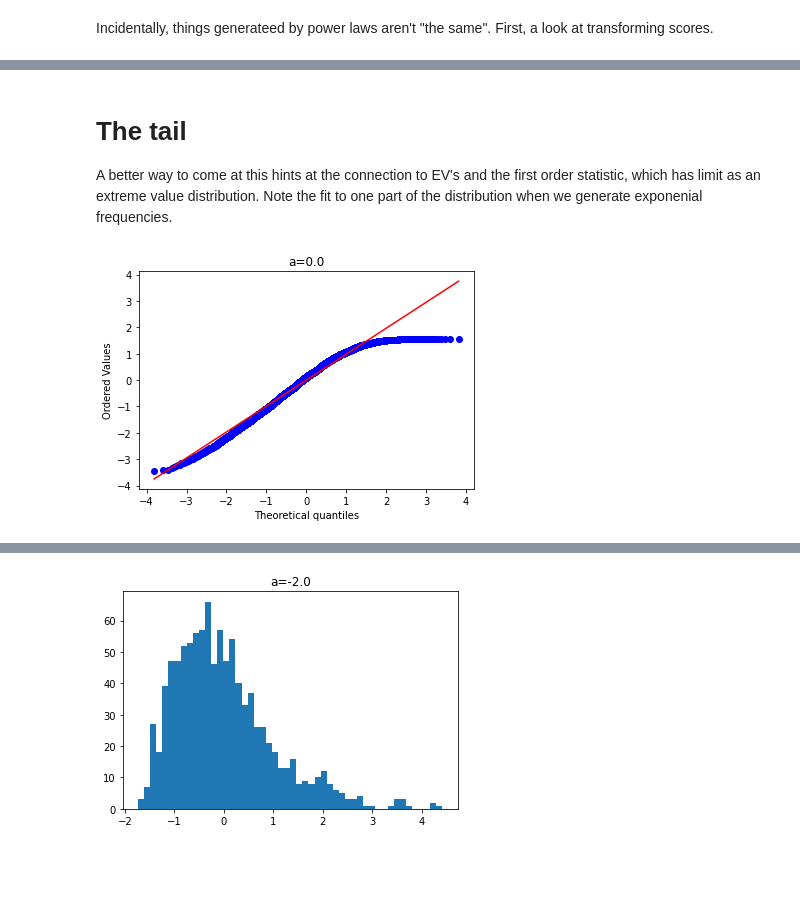
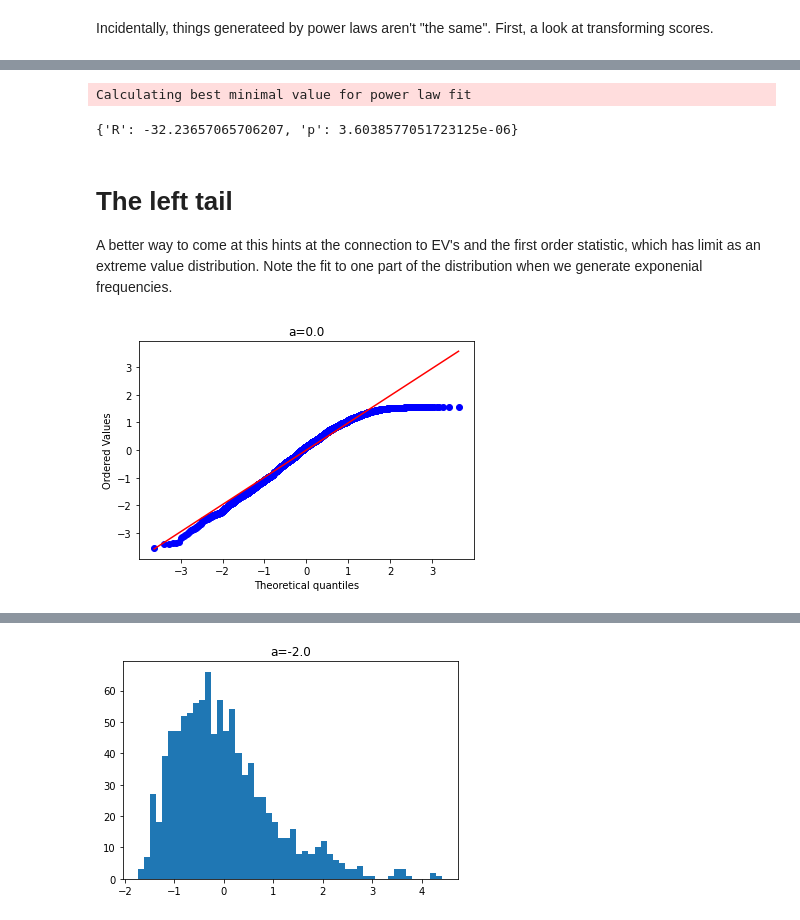
Before and after one commit to microprediction/winning, a Jupyter notebook: Ability_Transforms_Updated.ipynb, the cells around one changed output, grey strips where cells are left out. Drawn from its saved outputs; the diff is of its cells as text; code cells hidden in the pictures; blank space fills up the shorter version.

```diff
--- a/Ability_Transforms_Updated.ipynb
+++ b/Ability_Transforms_Updated.ipynb
@@ -181,11 +221,16 @@ _ = ability_hist(r,0.0)
+# %%
+compare(r)
+# %% [output]
+Calculating best minimal value for power law fit
+{'R': -32.23657065706207, 'p': 3.6038577051723125e-06}
 # %% [markdown]
-# The tail
+# The left tail
 A better way to come at this hints at the connection to EV's and the first order statistic, which has limit as an extreme value distribution. Note the fit to one part of the distribution when we generate exponenial frequencies.
 # %%
-x = stats.expon.rvs(0.5,size=10000)
+x = stats.expon.rvs(0.5,size=5000)
 _ = ability_plot(x,0.0)
 # %% [output]
-[figure, old version]
+[figure, new version]
 # %%
 _ = ability_hist(x,0.0)
 # %% [output]
```
Also changed, not shown: parts of 24 cells of this notebook.
